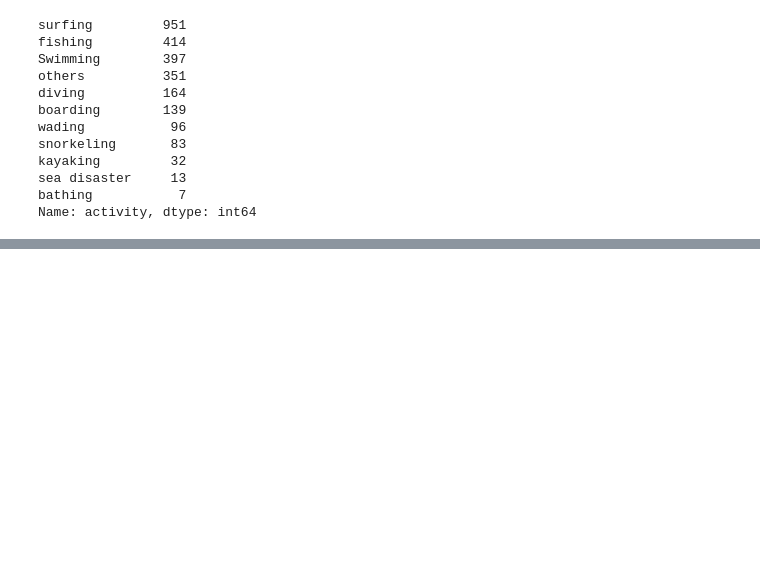
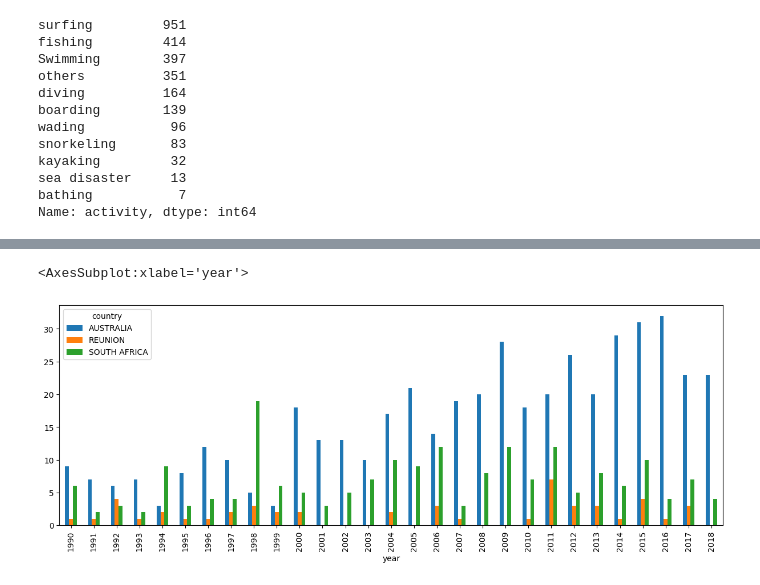
Before and after one commit to dvbarbato/shark-attack-data-analysis, a Jupyter notebook: project_shark.ipynb, the cells around one changed output, grey strips where cells are left out. Saved outputs shown, nothing was run; the diff lists cells and outputs as text; code cells hidden in the pictures; blank space fills up the shorter version.

Commit message:
add charts

```diff
--- a/project_shark.ipynb
+++ b/project_shark.ipynb
@@ -373,3 +375,5 @@ kayaking         32
 sea disaster     13
 bathing           7
 Name: activity, dtype: int64
+# %%
+paises = df.query('country == "REUNION" | country == "AUSTRALIA" | country == "SOUTH AFRICA"' )
@@ -375,0 +410,5 @@ Name: activity, dtype: int64
+# %%
+pd.pivot_table(index=['year'], values='activity', aggfunc='count', data=paises, columns='country' ).plot(kind='bar', figsize=(15,5))
+# %% [output]
+<AxesSubplot:xlabel='year'>
+[figure, added]
```
Also changed, not shown: parts of 6 cells of this notebook.
